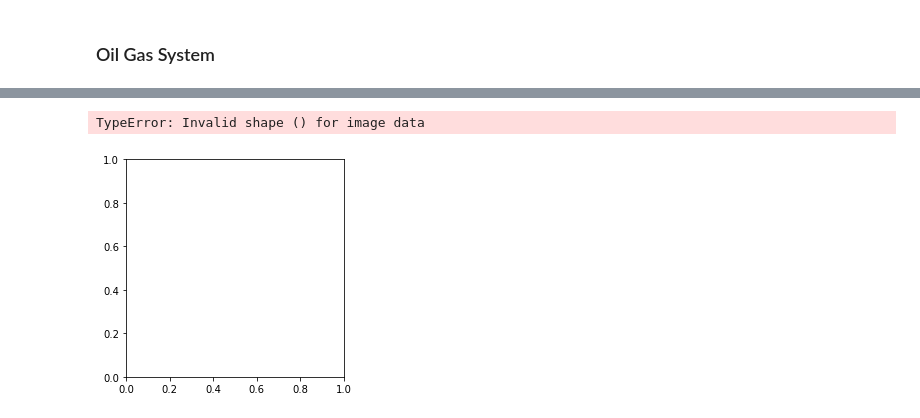
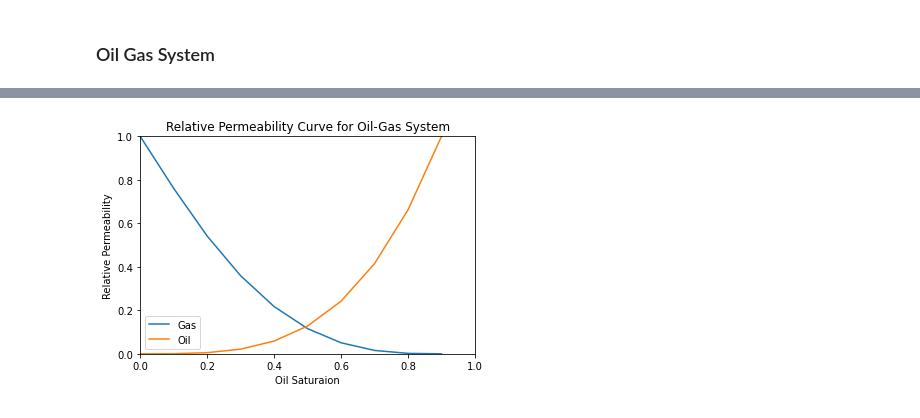
Before and after one commit to saeedtelvari/two-phase-relative-permeability-correlations, a Jupyter notebook: Wyllie-Gardner.ipynb, the cells around one changed output, grey strips where cells are left out. Saved outputs shown, nothing was run; the diff lists cells and outputs as text; code cells hidden in the pictures.

```diff
--- a/Wyllie-Gardner.ipynb
+++ b/Wyllie-Gardner.ipynb
@@ -72,5 +74,18 @@ Invalid input : So
-# %%
-plt.plot()
-# %% [output]
-TypeError: Invalid shape () for image data
-[figure, removed]
+# %%
+S = [i/10 for i in range(0, 10)]
+# %%
+Y_og = [WG.oil_gas(So = S_o[i], Swc = Swc, rock_type = rock_type) for i in range(0, 10)]
+y_g = [i[0] for i in Y_og]
+y_o = [i[1] for i in Y_og]
+# %%
+plt.ylim([0, 1])
+plt.xlim([0, 1])
+plt.plot(S, y_g, label = 'Gas')
+plt.plot(S, y_o, label = 'Oil')
+plt.legend()
+plt.xlabel('Oil Saturaion')
+plt.ylabel('Relative Permeability')
+plt.title('Relative Permeability Curve for Oil-Gas System')
+plt.show()
+# %% [output]
+[figure, added]
```
Also changed, not shown: parts of 7 cells of this notebook.
